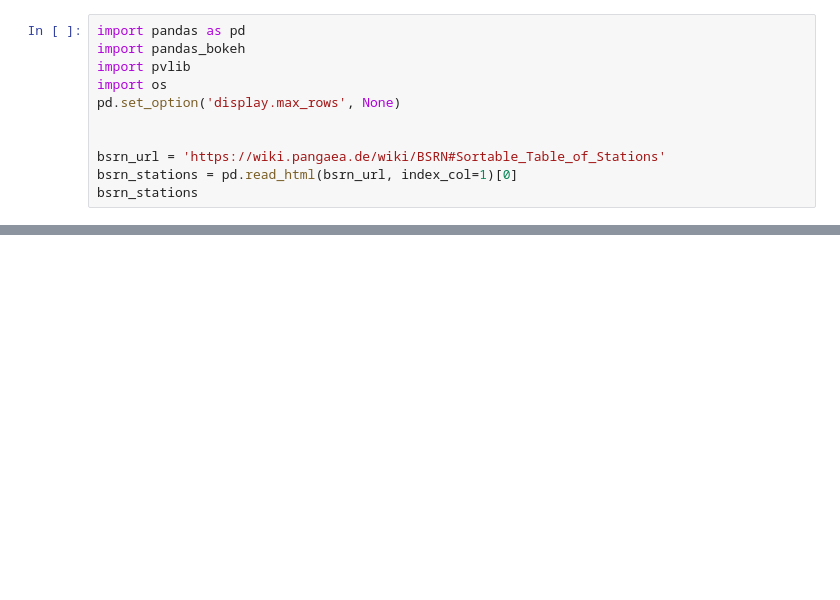
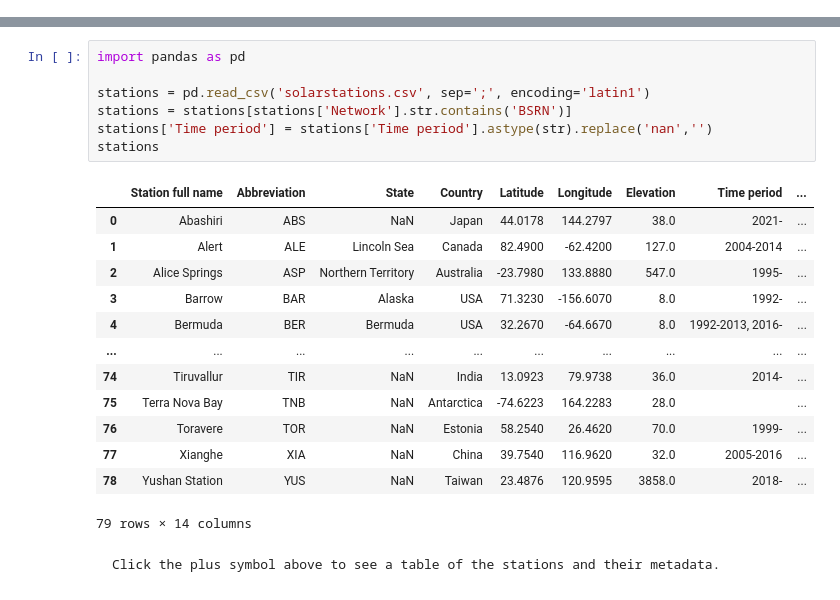
Before and after one commit to AssessingSolar/AssessingSolar, a Jupyter notebook: assessingsolar/notebooks/bsrn.ipynb, the cells around one changed output, grey strips where cells are left out. Drawn from its saved outputs; the diff is of its cells as text; blank space fills up the shorter version.

````diff
--- a/assessingsolar/notebooks/bsrn.ipynb
+++ b/assessingsolar/notebooks/bsrn.ipynb
@@ -9,11 +0,0 @@ A complete list of active and inactive stations can be found on the [bsrn websit
-# %%
-import pandas as pd
-import pandas_bokeh
-import pvlib
-import os
-pd.set_option('display.max_rows', None)
-
-
-bsrn_url = 'https://wiki.pangaea.de/wiki/BSRN#Sortable_Table_of_Stations'
-bsrn_stations = pd.read_html(bsrn_url, index_col=1)[0]
-bsrn_stations
@@ -67,0 +10,25 @@ The distribution of the BSRN stations is shown in the map above, with some regio
+# %%
+import pandas as pd
+
+stations = pd.read_csv('solarstations.csv', sep=';', encoding='latin1')
+stations = stations[stations['Network'].str.contains('BSRN')]
+stations['Time period'] = stations['Time period'].astype(str).replace('nan','')
+stations
+# %% [output]
+|  | Station full name | Abbreviation | State | Country | Latitude | Longitude | Elevation | Time period | ... |
+| 0 | Abashiri | ABS | NaN | Japan | 44.0178 | 144.2797 | 38.0 | 2021- | ... |
+| 1 | Alert | ALE | Lincoln Sea | Canada | 82.4900 | -62.4200 | 127.0 | 2004-2014 | ... |
+| 2 | Alice Springs | ASP | Northern Territory | Australia | -23.7980 | 133.8880 | 547.0 | 1995- | ... |
+| 3 | Barrow | BAR | Alaska | USA | 71.3230 | -156.6070 | 8.0 | 1992- | ... |
+| 4 | Bermuda | BER | Bermuda | USA | 32.2670 | -64.6670 | 8.0 | 1992-2013, 2016- | ... |
+| ... | ... | ... | ... | ... | ... | ... | ... | ... | ... |
+| 74 | Tiruvallur | TIR | NaN | India | 13.0923 | 79.9738 | 36.0 | 2014- | ... |
+| 75 | Terra Nova Bay | TNB | NaN | Antarctica | -74.6223 | 164.2283 | 28.0 |  | ... |
+| 76 | Toravere | TOR | NaN | Estonia | 58.2540 | 26.4620 | 70.0 | 1999- | ... |
+| 77 | Xianghe | XIA | NaN | China | 39.7540 | 116.9620 | 32.0 | 2005-2016 | ... |
+| 78 | Yushan Station | YUS | NaN | Taiwan | 23.4876 | 120.9595 | 3858.0 | 2018- | ... |
+79 rows × 14 columns
+# %% [markdown]
+```{margin} Station metadata
+Click the plus symbol above to see a table of the stations and their metadata.
+```
````
Also changed, not shown: parts of 23 cells of this notebook.
